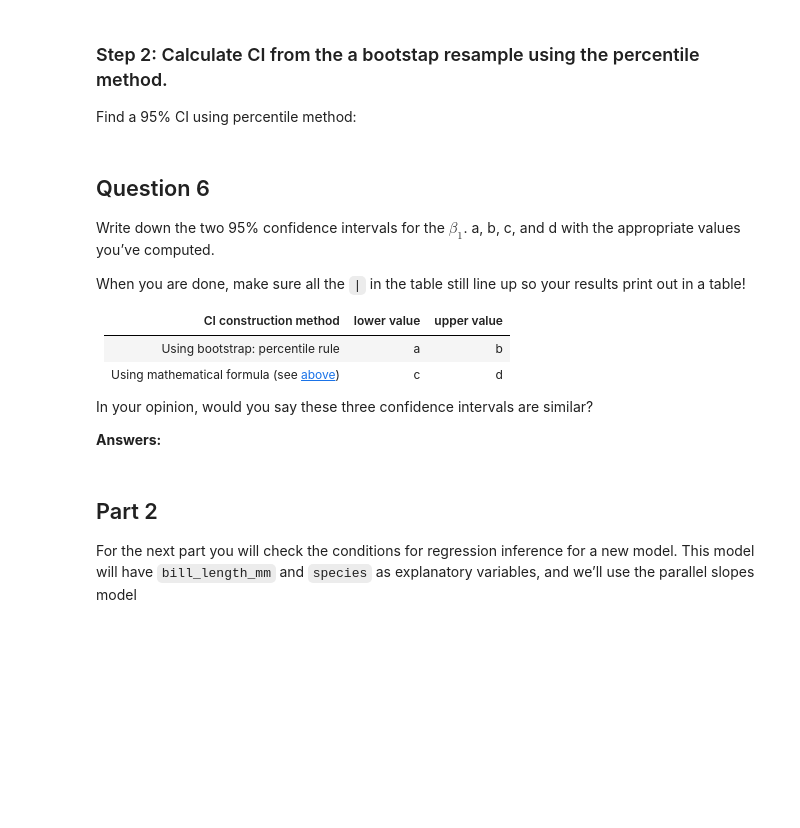
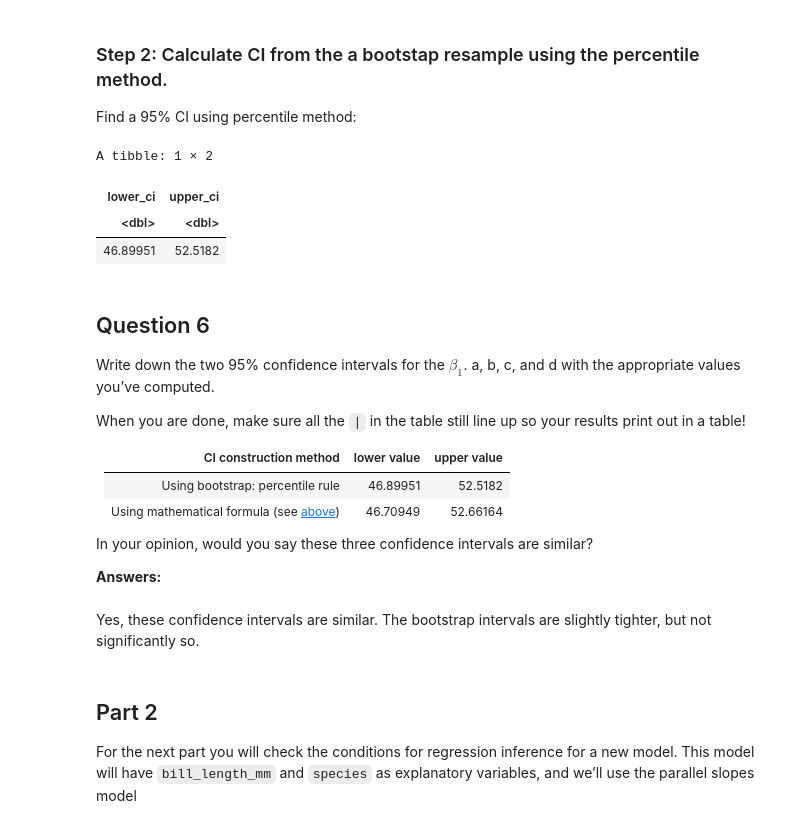
Before and after one commit to UNC-DATA-730/unit-10-assignment-pnewmattunc, a Jupyter notebook: assignment10.ipynb, the cells around one changed output. Cells and saved outputs as stored; diff of their text form; code cells hidden in the pictures; blank space fills up the shorter version.

```diff
--- a/assignment10.ipynb
+++ b/assignment10.ipynb
@@ -253,9 +253,13 @@ visualize(bootstrap_distn_slope)
 Find a 95% CI using percentile method:
 # %%
 #finish the code here:
-
-# bootstrap_distn_slope |>
-#     summarize(lower_ci = quantile(stat, <ADD_VALUE_HERE>), upper_ci = quantile(stat, <ADD_VALUE_HERE>))
+bootstrap_distn_slope |>
+    summarize(lower_ci = quantile(stat, 0.025), upper_ci = quantile(stat, .975))
+# %% [output]
+A tibble: 1 × 2
+| lower_ci | upper_ci |
+| <dbl> | <dbl> |
+| 46.89951 | 52.5182 |
 # %% [markdown]
 ## Question 6
 
@@ -267,13 +271,15 @@ your results print out in a table!
 
 | CI construction method                | lower value | upper value |
 |---------------------------------------|-------------|-------------|
-| Using bootstrap: percentile rule      | a           | b           |
-| Using mathematical formula (see [above](#Create-a-linear-regression-model)) | c           | d           |
+| Using bootstrap: percentile rule      | 46.89951    | 52.5182     |
+| Using mathematical formula (see [above](#Create-a-linear-regression-model)) | 46.70949 | 52.66164 |
 
 In your opinion, would you say these three confidence intervals are
 similar?
 
 **Answers:**
+# %% [markdown]
+Yes, these confidence intervals are similar. The bootstrap intervals are slightly tighter, but not significantly so.
 # %% [markdown]
 ## Part 2
 
```
Also changed, not shown: parts of 16 cells of this notebook.
